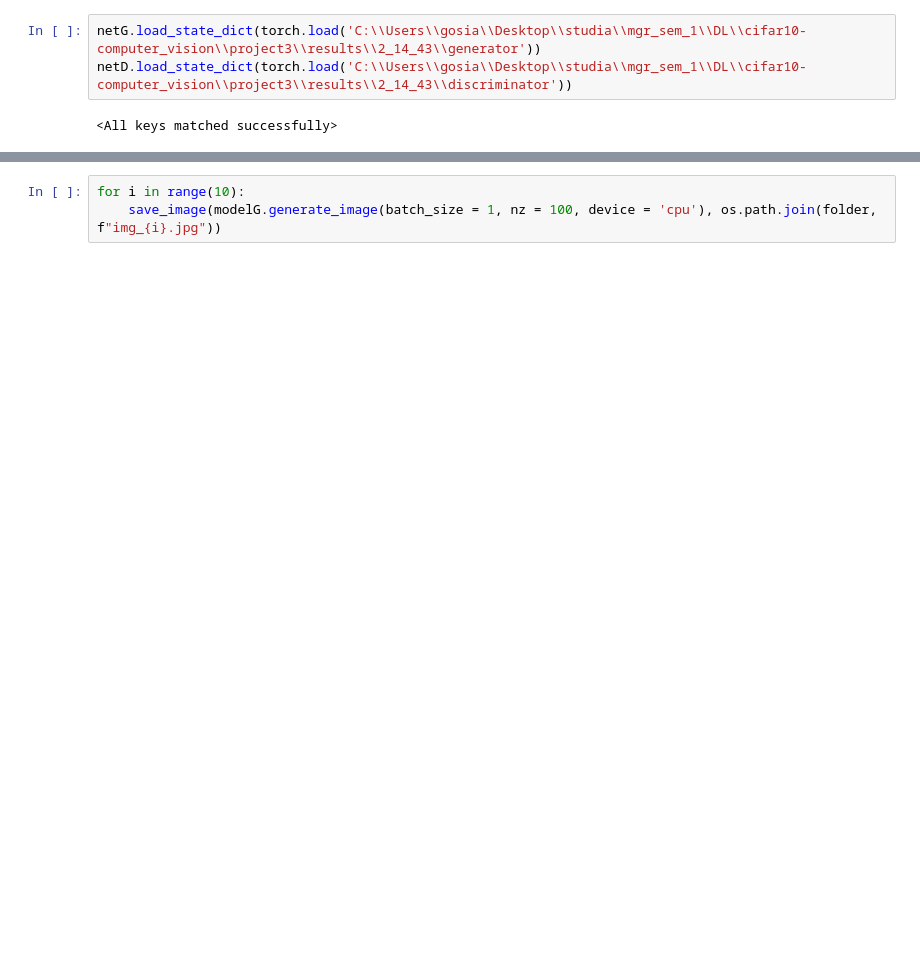
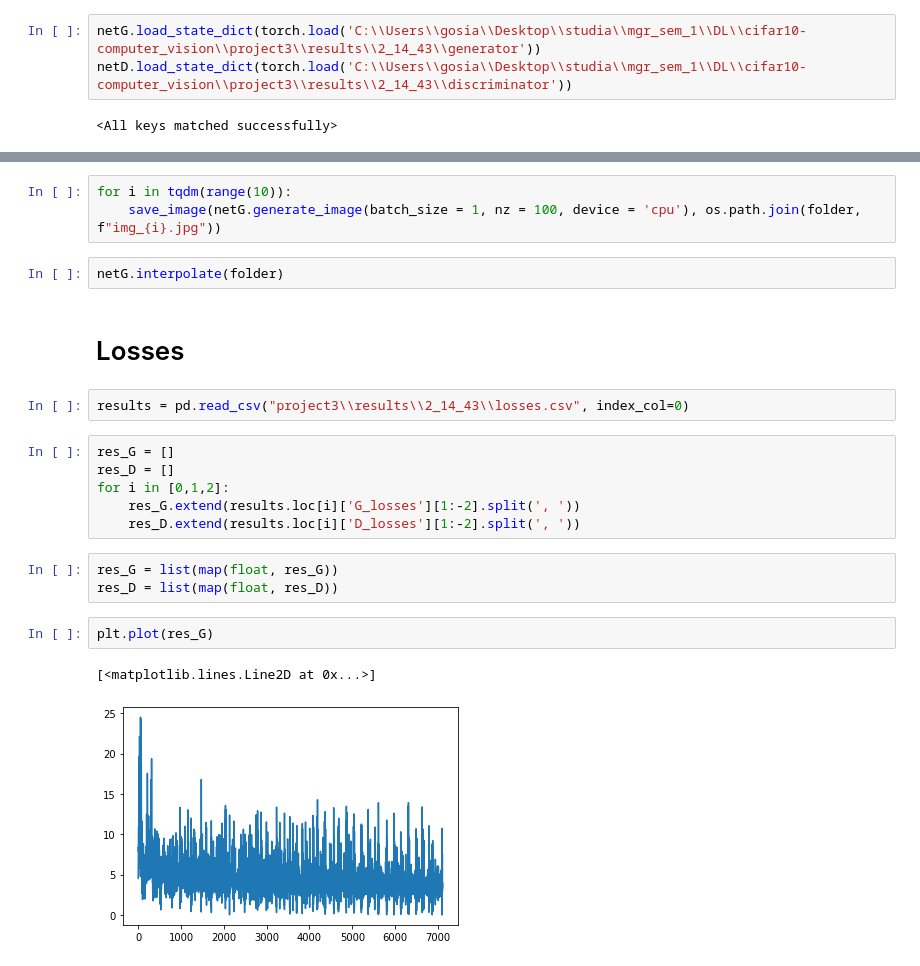
Before and after one commit to Shaveek23/cifar10-computer_vision, a Jupyter notebook: project3.ipynb, the cells around one changed output, grey strips where cells are left out. Drawn from its saved outputs; the diff is of its cells as text; blank space fills up the shorter version.

```diff
--- a/project3.ipynb
+++ b/project3.ipynb
@@ -133,3 +161,23 @@ DataFrame(history).to_csv(os.path.join(folder, 'losses.csv'))
 # %%
-for i in range(10):
-    save_image(modelG.generate_image(batch_size = 1, nz = 100, device = 'cpu'), os.path.join(folder, f"img_{i}.jpg"))
+for i in tqdm(range(10)):
+    save_image(netG.generate_image(batch_size = 1, nz = 100, device = 'cpu'), os.path.join(folder, f"img_{i}.jpg"))
+# %%
+netG.interpolate(folder)
+# %% [markdown]
+# Losses
+# %%
+results = pd.read_csv("project3\\results\\2_14_43\\losses.csv", index_col=0)
+# %%
+res_G = []
+res_D = []
+for i in [0,1,2]:
+    res_G.extend(results.loc[i]['G_losses'][1:-2].split(', '))
+    res_D.extend(results.loc[i]['D_losses'][1:-2].split(', '))
+# %%
+res_G = list(map(float, res_G))
+res_D = list(map(float, res_D))
+# %%
+plt.plot(res_G)
+# %% [output]
+[<matplotlib.lines.Line2D at 0x...>]
+[figure, added]
```
Also changed, not shown: parts of 21 cells of this notebook, 2 other files.
